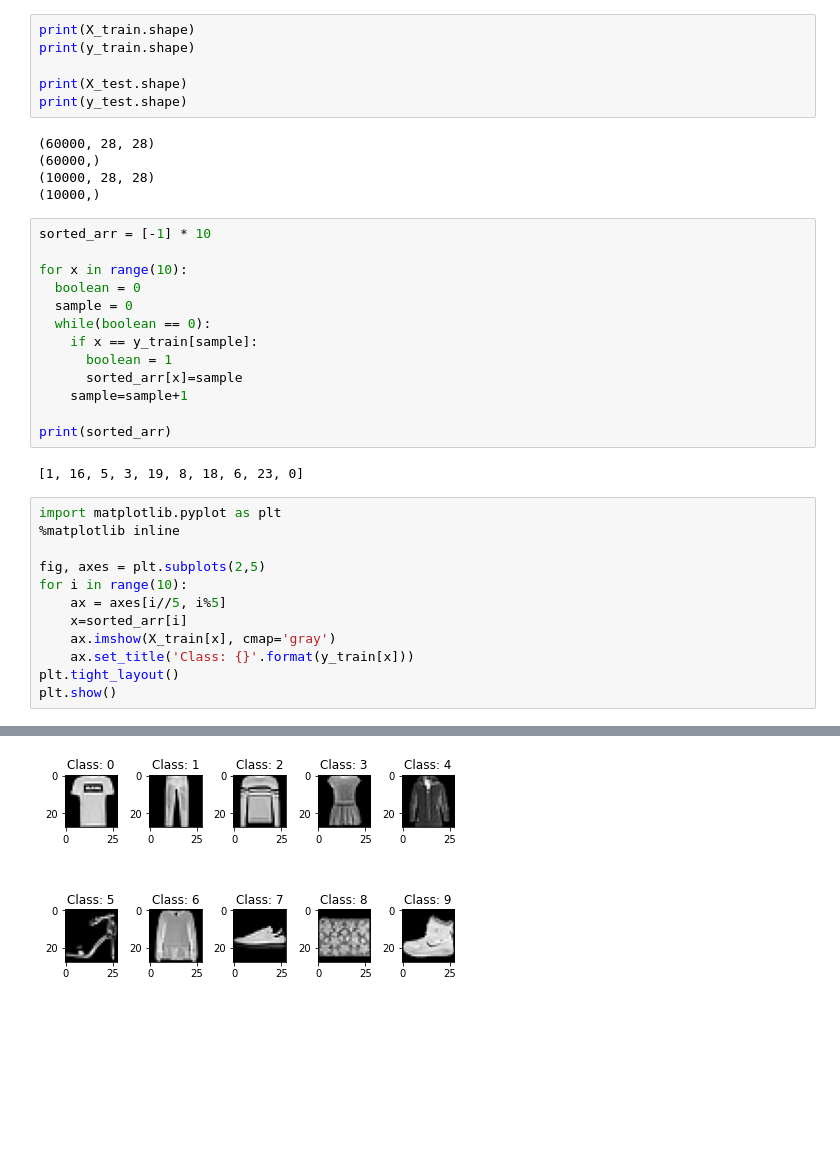
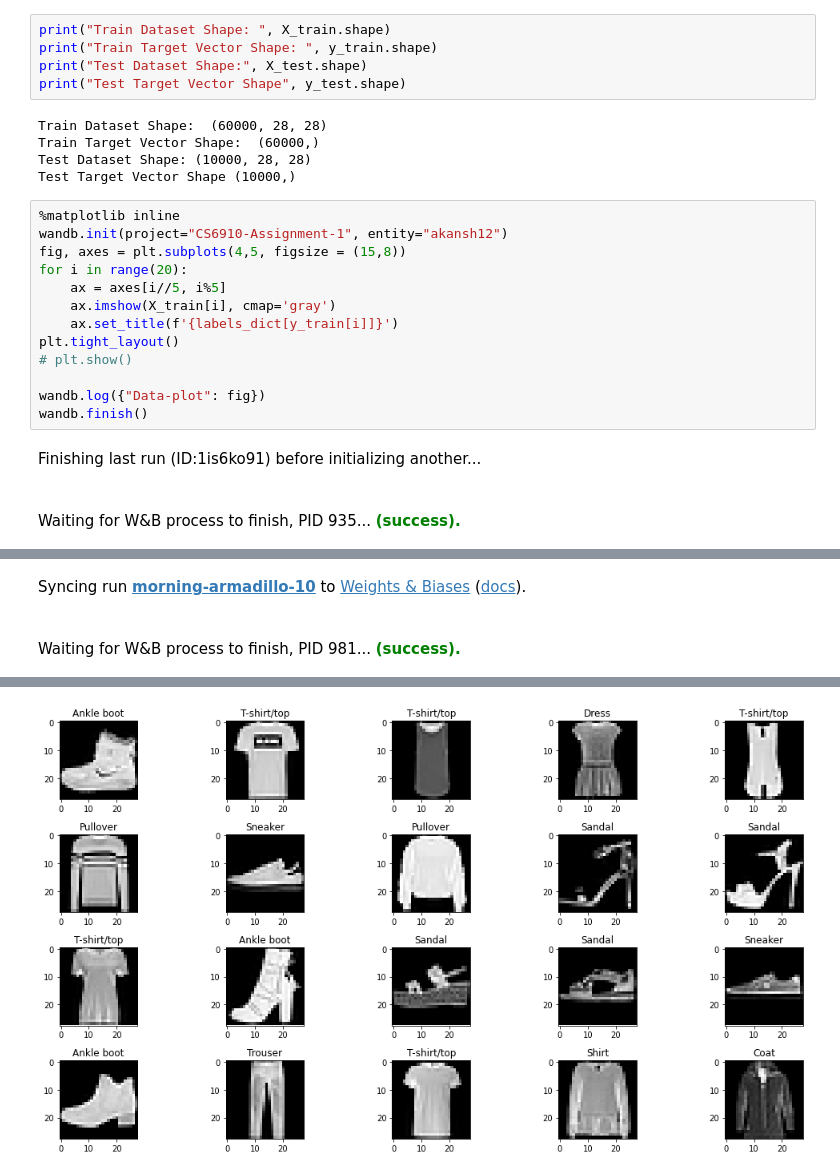
Before and after one commit to TejoramV/cs6910_assignment1, a Jupyter notebook: Assignment_1.ipynb, the cells around one changed output, grey strips where cells are left out. Drawn from its saved outputs; the diff is of its cells as text; blank space fills up the shorter version.

```diff
--- a/Assignment_1.ipynb
+++ b/Assignment_1.ipynb
@@ -17,39 +37,26 @@ Downloading data from https://storage.googleapis.com/tensorflow/tf-keras-dataset
 # %%
-print(X_train.shape)
-print(y_train.shape)
-
-print(X_test.shape)
-print(y_test.shape)
+print("Train Dataset Shape: ", X_train.shape)
+print("Train Target Vector Shape: ", y_train.shape)
+print("Test Dataset Shape:", X_test.shape)
+print("Test Target Vector Shape", y_test.shape)
 # %% [output]
-(60000, 28, 28)
-(60000,)
-(10000, 28, 28)
-(10000,)
+Train Dataset Shape:  (60000, 28, 28)
+Train Target Vector Shape:  (60000,)
+Test Dataset Shape: (10000, 28, 28)
+Test Target Vector Shape (10000,)
-# %%
-sorted_arr = [-1] * 10
-
-for x in range(10):
-  boolean = 0
-  sample = 0
-  while(boolean == 0):
-    if x == y_train[sample]:
-      boolean = 1
-      sorted_arr[x]=sample
-    sample=sample+1
-
-print(sorted_arr)
-# %% [output]
-[1, 16, 5, 3, 19, 8, 18, 6, 23, 0]
 # %%
-import matplotlib.pyplot as plt
 %matplotlib inline
+wandb.init(project="CS6910-Assignment-1", entity="akansh12")
+fig, axes = plt.subplots(4,5, figsize = (15,8))
+for i in range(20):
+    ax = axes[i//5, i%5]
+    ax.imshow(X_train[i], cmap='gray')
+    ax.set_title(f'{labels_dict[y_train[i]]}')
+plt.tight_layout()
+# plt.show()
 
-fig, axes = plt.subplots(2,5)
-for i in range(10):
-    ax = axes[i//5, i%5]
-    x=sorted_arr[i]
-    ax.imshow(X_train[x], cmap='gray')
-    ax.set_title('Class: {}'.format(y_train[x]))
-plt.tight_layout()
-plt.show()
+wandb.log({"Data-plot": fig})
+wandb.finish()
 # %% [output]
+Finishing last run (ID:1is6ko91) before initializing another...
+Waiting for W&B process to finish, PID 935... (success).
@@ -55,0 +65,2 @@ plt.show()
+Syncing run morning-armadillo-10 to Weights & Biases (docs).
+Waiting for W&B process to finish, PID 981... (success).
@@ -56 +68 @@ plt.show()
-[figure, old version]
+[figure, new version]
```
Also changed, not shown: parts of 15 cells of this notebook.
